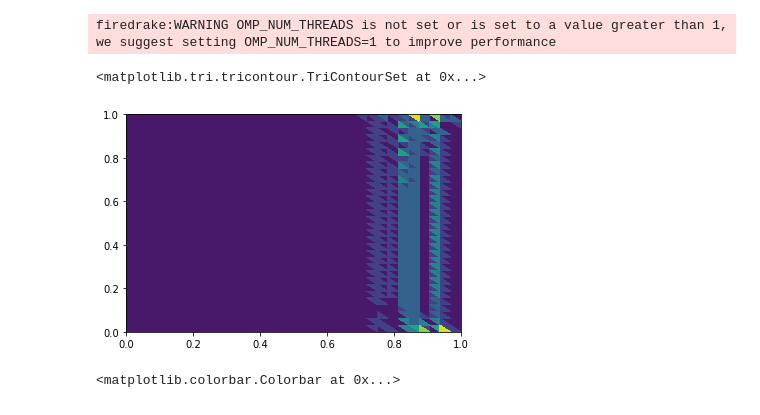
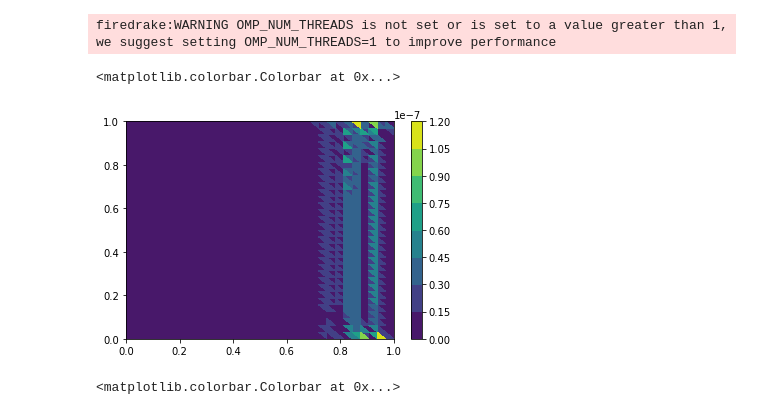
Before and after one commit to acse-akm121/oceans_goma, a Jupyter notebook: goma/src/Movement.ipynb, the cells around one changed output. Drawn from its saved outputs; the diff is of its cells as text; code cells hidden in the pictures.

```diff
--- a/goma/src/Movement.ipynb
+++ b/goma/src/Movement.ipynb
@@ -10,18 +10,19 @@ firedrake:WARNING OMP_NUM_THREADS is not set or is set to a value greater than 1
 # %%
 arr = np.fromfile("temp_arr")
 n = 32
 mesh = UnitSquareMesh(n, n, diagonal="left")
 P0 = FunctionSpace(mesh, "DG", 0)
 P1_vec = VectorFunctionSpace(mesh, "CG", 1)
 P1_ten = TensorFunctionSpace(mesh, "CG", 1)
 small_mesh = UnitSquareMesh(n//2, n//2, diagonal="left")
 P0_small = FunctionSpace(small_mesh, "DG", 0)
 
 m = Function(P0, val=arr)
-tricontourf(m)
+tc = tricontourf(m)
+plt.colorbar(tc)
 # %% [output]
-<matplotlib.tri.tricontour.TriContourSet at 0x...>
+<matplotlib.colorbar.Colorbar at 0x...>
-[figure, old version]
+[figure, new version]
 # %%
 P1 = FunctionSpace(mesh, "CG", 1)
 m_P1 = Function(P1)
```
Also changed, not shown: parts of 6 cells of this notebook.
